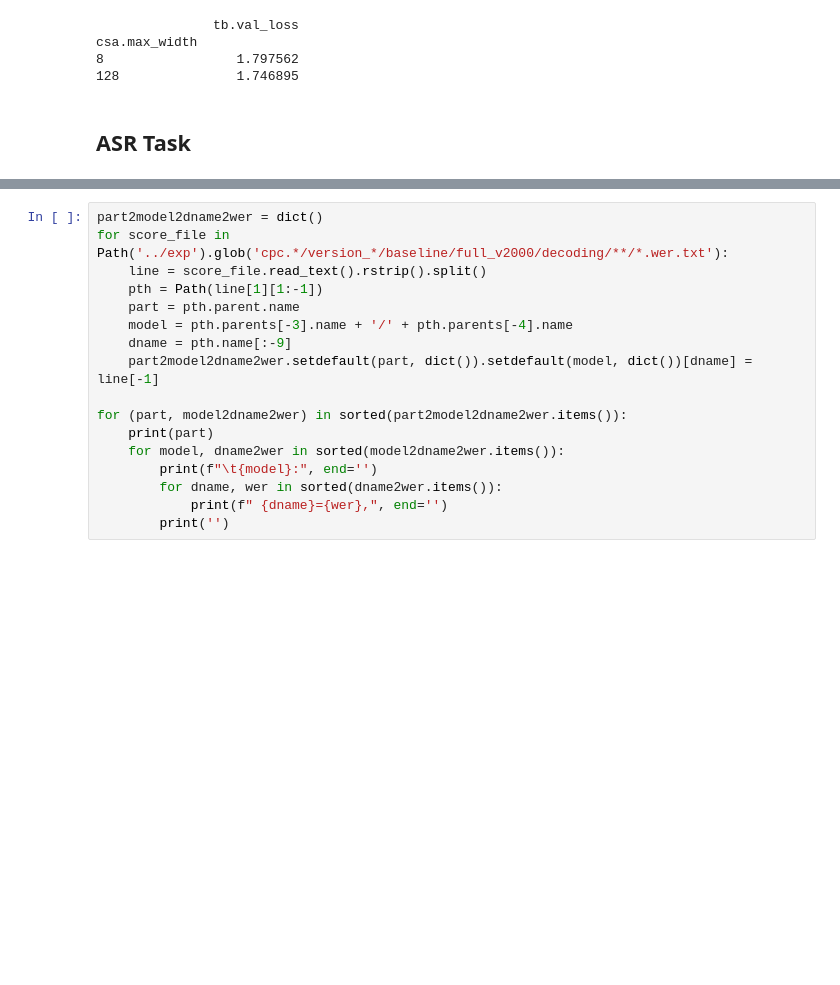
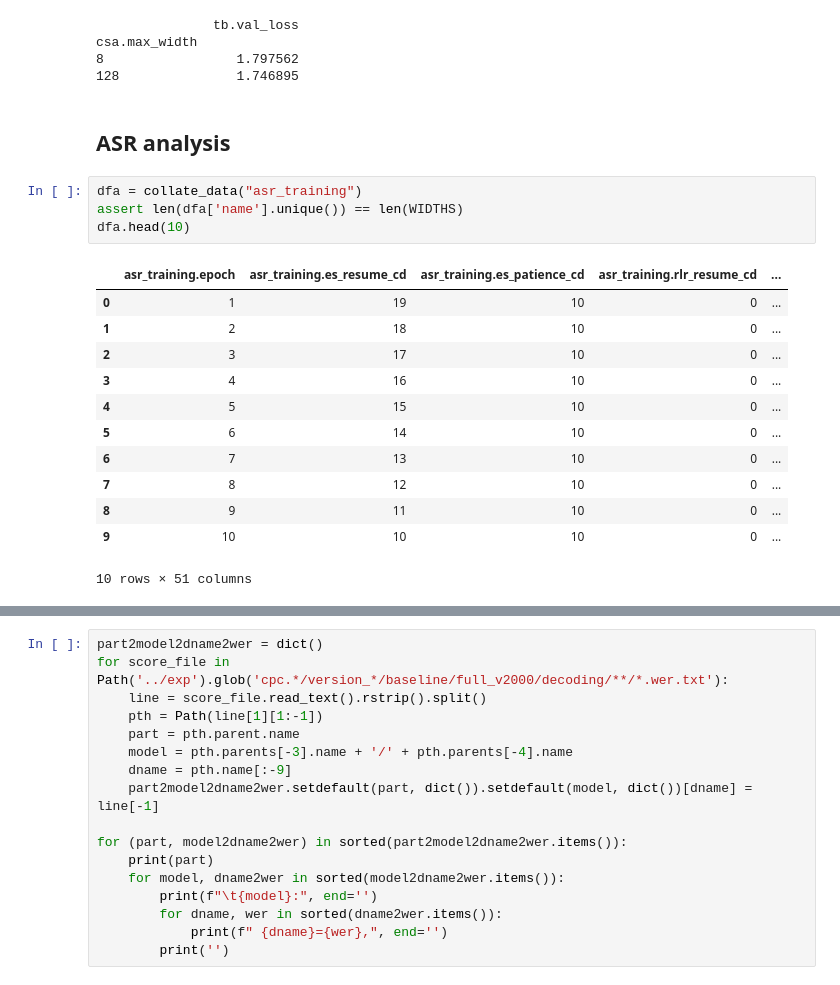
Before and after one commit to sdrobert/scpc, a Jupyter notebook: scripts/analyze.ipynb, the cells around one changed output, grey strips where cells are left out. Cells and saved outputs as stored; diff of their text form; blank space fills up the shorter version.

Commit message:
ASR training curve

```diff
--- a/scripts/analyze.ipynb
+++ b/scripts/analyze.ipynb
@@ -757,4 +757,21 @@ csa.max_width
 8                 1.797562
 128               1.746895
 # %% [markdown]
-## ASR Task
+## ASR analysis
+# %%
+dfa = collate_data("asr_training")
+assert len(dfa['name'].unique()) == len(WIDTHS)
+dfa.head(10)
+# %% [output]
+|  | asr_training.epoch | asr_training.es_resume_cd | asr_training.es_patience_cd | asr_training.rlr_resume_cd | ... |
+| 0 | 1 | 19 | 10 | 0 | ... |
+| 1 | 2 | 18 | 10 | 0 | ... |
+| 2 | 3 | 17 | 10 | 0 | ... |
+| 3 | 4 | 16 | 10 | 0 | ... |
+| 4 | 5 | 15 | 10 | 0 | ... |
+| 5 | 6 | 14 | 10 | 0 | ... |
+| 6 | 7 | 13 | 10 | 0 | ... |
+| 7 | 8 | 12 | 10 | 0 | ... |
+| 8 | 9 | 11 | 10 | 0 | ... |
+| 9 | 10 | 10 | 10 | 0 | ... |
+10 rows × 51 columns
```
Also changed, not shown: parts of 1 cell of this notebook, 2 other files.
